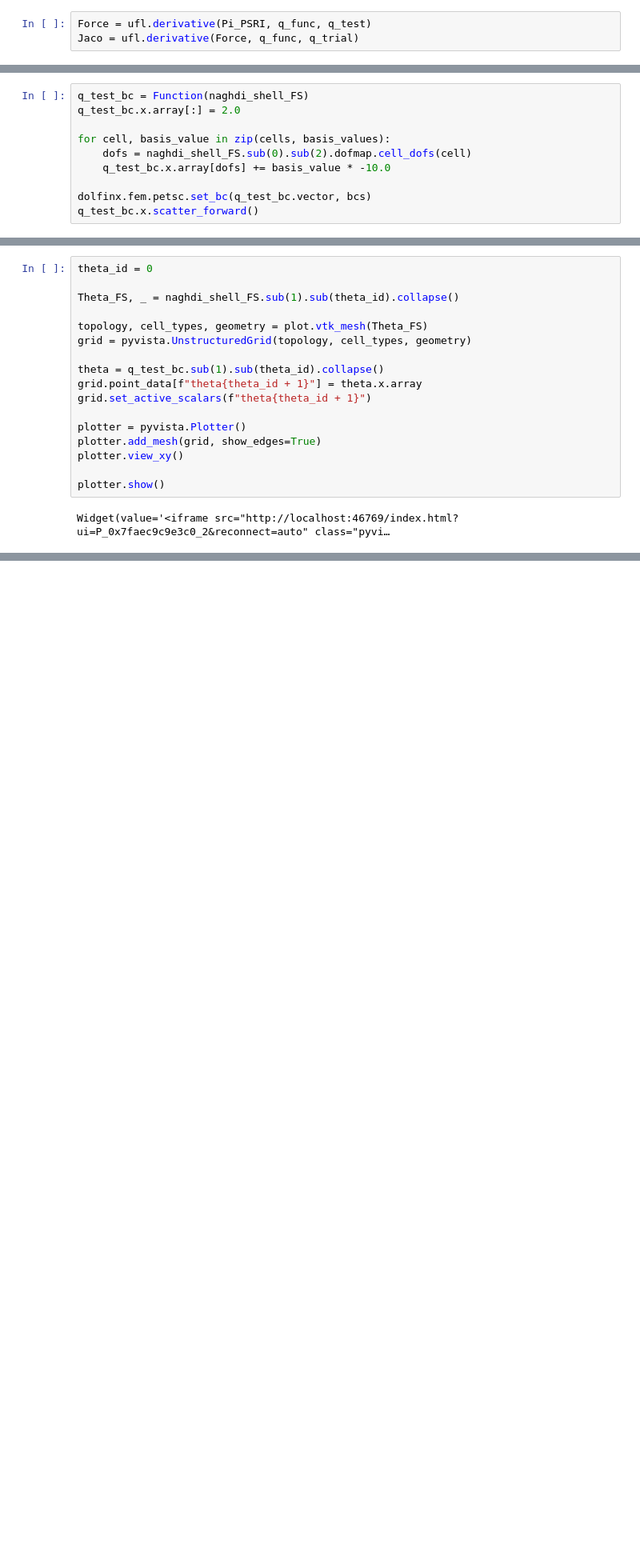
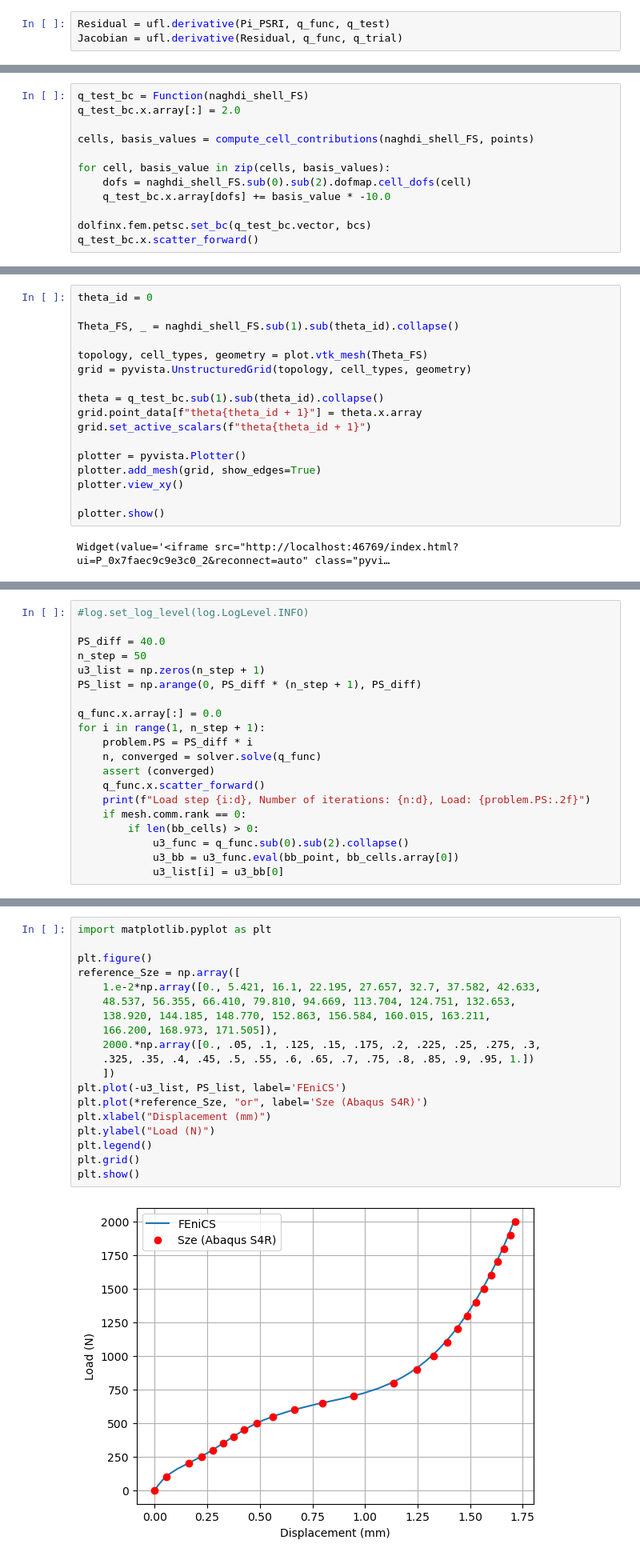
Before and after one commit to TianYangEPFL/fenicsx-shells, a Jupyter notebook: demo/nonlinear_Naghdi_semi-cylindrical.ipynb, the cells around one changed output, grey strips where cells are left out. Shown: that part at 80% size. Cells and saved outputs as stored; diff of their text form; blank space fills up the shorter version.

Commit message:
Now the nonlinear Naghdi model is fully implemented. To do: check if mpirun works.

```diff
--- a/demo/nonlinear_Naghdi_semi-cylindrical.ipynb
+++ b/demo/nonlinear_Naghdi_semi-cylindrical.ipynb
@@ -586,8 +587,8 @@ Pi_PSRI += (1.0 - alpha) * psi_s * ufl.sqrt(j0_ufl) * dx_r
 # %% [markdown]
 ## Internal Force vector and Jacobian matrix
 # %%
-Force = ufl.derivative(Pi_PSRI, q_func, q_test)
-Jaco = ufl.derivative(Force, q_func, q_trial)
+Residual = ufl.derivative(Pi_PSRI, q_func, q_test)
+Jacobian = ufl.derivative(Residual, q_func, q_trial)
 # %% [markdown]
 # Boundary conditions
 # %% [markdown]
@@ -677,6 +678,8 @@ cells, basis_values = compute_cell_contributions(naghdi_shell_FS, points)
 # %%
 q_test_bc = Function(naghdi_shell_FS)
 q_test_bc.x.array[:] = 2.0
+
+cells, basis_values = compute_cell_contributions(naghdi_shell_FS, points)
 
 for cell, basis_value in zip(cells, basis_values):
     dofs = naghdi_shell_FS.sub(0).sub(2).dofmap.cell_dofs(cell)
@@ -738,0 +813,20 @@ Widget(value='<iframe src="http://localhost:46769/index.html?ui=P_0x7faec9c9e3c0
+# %%
+#log.set_log_level(log.LogLevel.INFO)
+
+PS_diff = 40.0
+n_step = 50
+u3_list = np.zeros(n_step + 1)
+PS_list = np.arange(0, PS_diff * (n_step + 1), PS_diff)
+
+q_func.x.array[:] = 0.0
+for i in range(1, n_step + 1):
+    problem.PS = PS_diff * i
+    n, converged = solver.solve(q_func)
+    assert (converged)
+    q_func.x.scatter_forward()
+    print(f"Load step {i:d}, Number of iterations: {n:d}, Load: {problem.PS:.2f}")
+    if mesh.comm.rank == 0:
+        if len(bb_cells) > 0:
+            u3_func = q_func.sub(0).sub(2).collapse()
+            u3_bb = u3_func.eval(bb_point, bb_cells.array[0])
+            u3_list[i] = u3_bb[0]
@@ -738,0 +864,21 @@ Widget(value='<iframe src="http://localhost:46769/index.html?ui=P_0x7faec9c9e3c0
+# %%
+import matplotlib.pyplot as plt
+
+plt.figure()
+reference_Sze = np.array([
+    1.e-2*np.array([0., 5.421, 16.1, 22.195, 27.657, 32.7, 37.582, 42.633,
+    48.537, 56.355, 66.410, 79.810, 94.669, 113.704, 124.751, 132.653,
+    138.920, 144.185, 148.770, 152.863, 156.584, 160.015, 163.211,
+    166.200, 168.973, 171.505]),
+    2000.*np.array([0., .05, .1, .125, .15, .175, .2, .225, .25, .275, .3,
+    .325, .35, .4, .45, .5, .55, .6, .65, .7, .75, .8, .85, .9, .95, 1.])
+    ])
+plt.plot(-u3_list, PS_list, label='FEniCS')
+plt.plot(*reference_Sze, "or", label='Sze (Abaqus S4R)')
+plt.xlabel("Displacement (mm)")
+plt.ylabel("Load (N)")
+plt.legend()
+plt.grid()
+plt.show()
+# %% [output]
+[figure, added]
```
Also changed, not shown: parts of 13 cells of this notebook.
